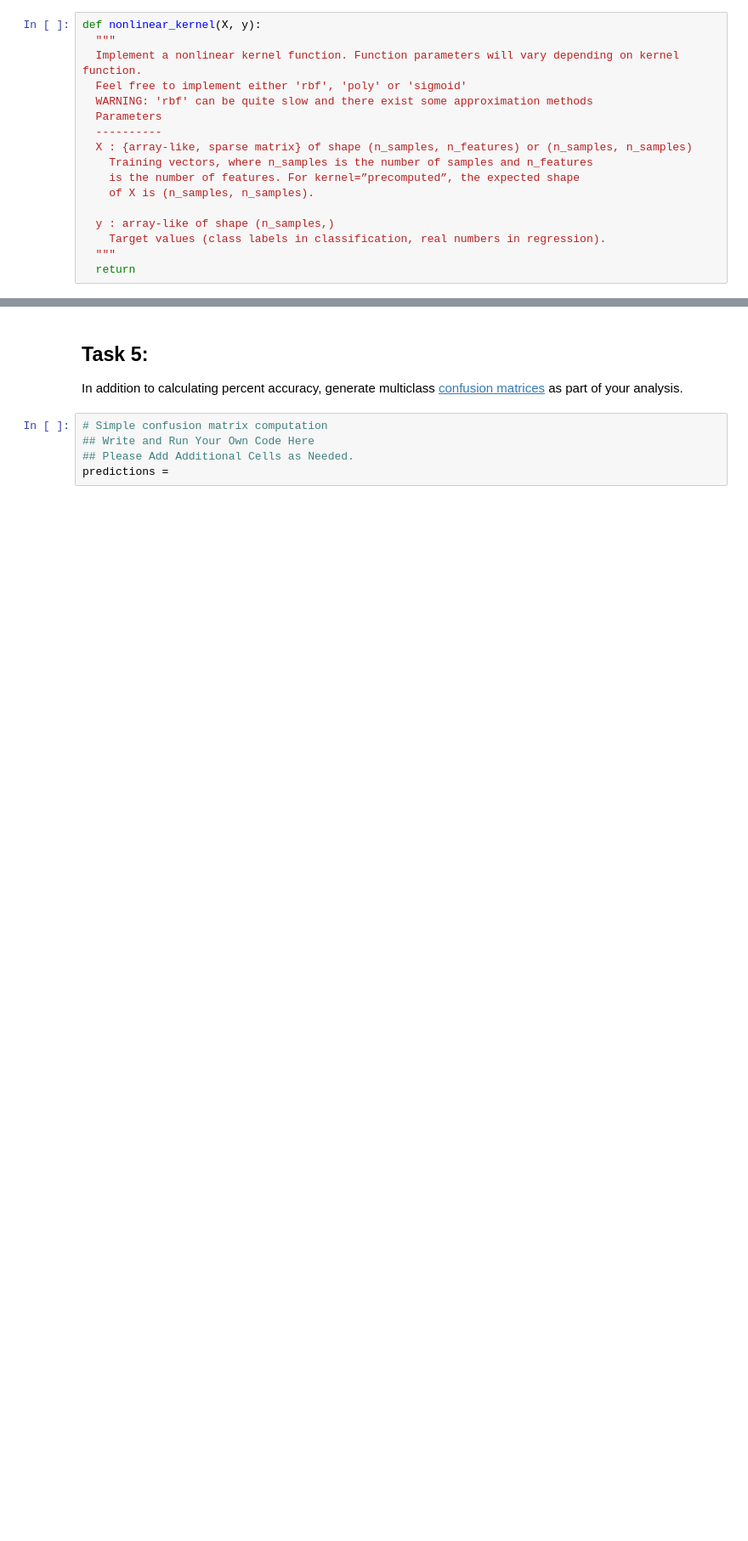
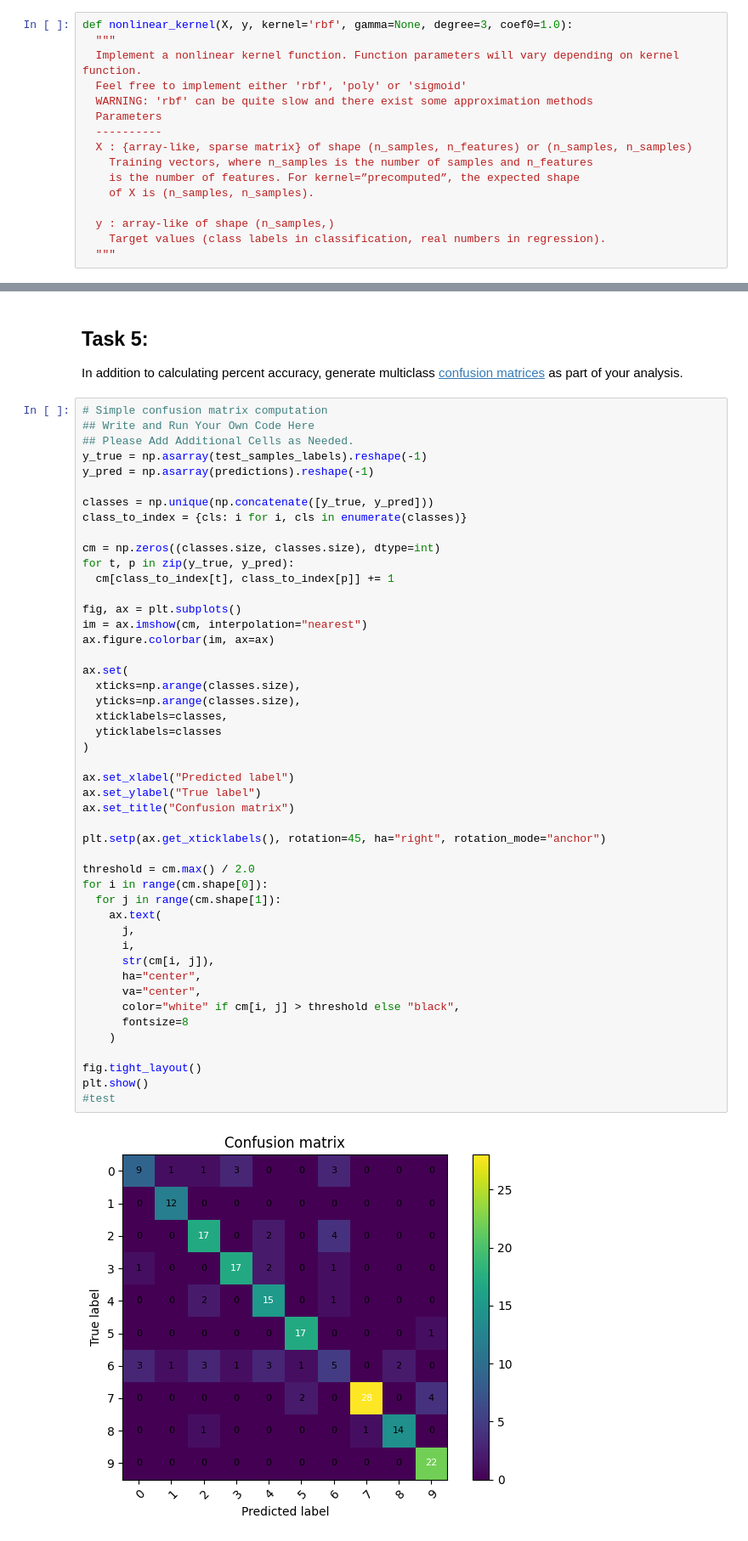
Before and after one commit to aarnav-verma/ENGS109-Lab4, a Jupyter notebook: assignment4.ipynb, the cells around one changed output, grey strips where cells are left out. Shown at 85% size. Cells and saved outputs as stored; diff of their text form; blank space fills up the shorter version.

```diff
--- a/assignment4.ipynb
+++ b/assignment4.ipynb
@@ -120,7 +132,7 @@ Develop code to predict the $\{-1,+1\}$ class for new data. To use the predictiv
 
 We have provided some starter code in the cells below
 # %%
-def nonlinear_kernel(X, y):
+def nonlinear_kernel(X, y, kernel='rbf', gamma=None, degree=3, coef0=1.0):
   """
   Implement a nonlinear kernel function. Function parameters will vary depending on kernel function.
   Feel free to implement either 'rbf', 'poly' or 'sigmoid'
@@ -135,7 +147,6 @@ def nonlinear_kernel(X, y):
   y : array-like of shape (n_samples,)
     Target values (class labels in classification, real numbers in regression).
   """
-  return
 # %%
 class SVM(object):
 
@@ -247,11 +678,55 @@ Hint: I recommend **high** C
 # %% [markdown]
 ## Task 5:
 In addition to calculating percent accuracy, generate multiclass [confusion matrices](https://en.wikipedia.org/wiki/confusion_matrix) as part of your analysis.
-# %%
-# Simple confusion matrix computation
-## Write and Run Your Own Code Here
-## Please Add Additional Cells as Needed.
-predictions =
+# %%
+# Simple confusion matrix computation
+## Write and Run Your Own Code Here
+## Please Add Additional Cells as Needed.
+y_true = np.asarray(test_samples_labels).reshape(-1)
+y_pred = np.asarray(predictions).reshape(-1)
+
+classes = np.unique(np.concatenate([y_true, y_pred]))
+class_to_index = {cls: i for i, cls in enumerate(classes)}
+
+cm = np.zeros((classes.size, classes.size), dtype=int)
+for t, p in zip(y_true, y_pred):
+  cm[class_to_index[t], class_to_index[p]] += 1
+
+fig, ax = plt.subplots()
+im = ax.imshow(cm, interpolation="nearest")
+ax.figure.colorbar(im, ax=ax)
+
+ax.set(
+  xticks=np.arange(classes.size),
+  yticks=np.arange(classes.size),
+  xticklabels=classes,
+  yticklabels=classes
+)
+
+ax.set_xlabel("Predicted label")
+ax.set_ylabel("True label")
+ax.set_title("Confusion matrix")
+
+plt.setp(ax.get_xticklabels(), rotation=45, ha="right", rotation_mode="anchor")
+
+threshold = cm.max() / 2.0
+for i in range(cm.shape[0]):
+  for j in range(cm.shape[1]):
+    ax.text(
+      j,
+      i,
+      str(cm[i, j]),
+      ha="center",
+      va="center",
+      color="white" if cm[i, j] > threshold else "black",
+      fontsize=8
+    )
+
+fig.tight_layout()
+plt.show()
+#test
+# %% [output]
+[figure, added]
 # %%
 from sklearn.metrics import confusion_matrix, ConfusionMatrixDisplay
 cm = confusion_matrix(test_samples_labels,predictions, labels=np.unique(test_samples_labels))
```
Also changed, not shown: parts of 11 cells of this notebook, 1 other file.
